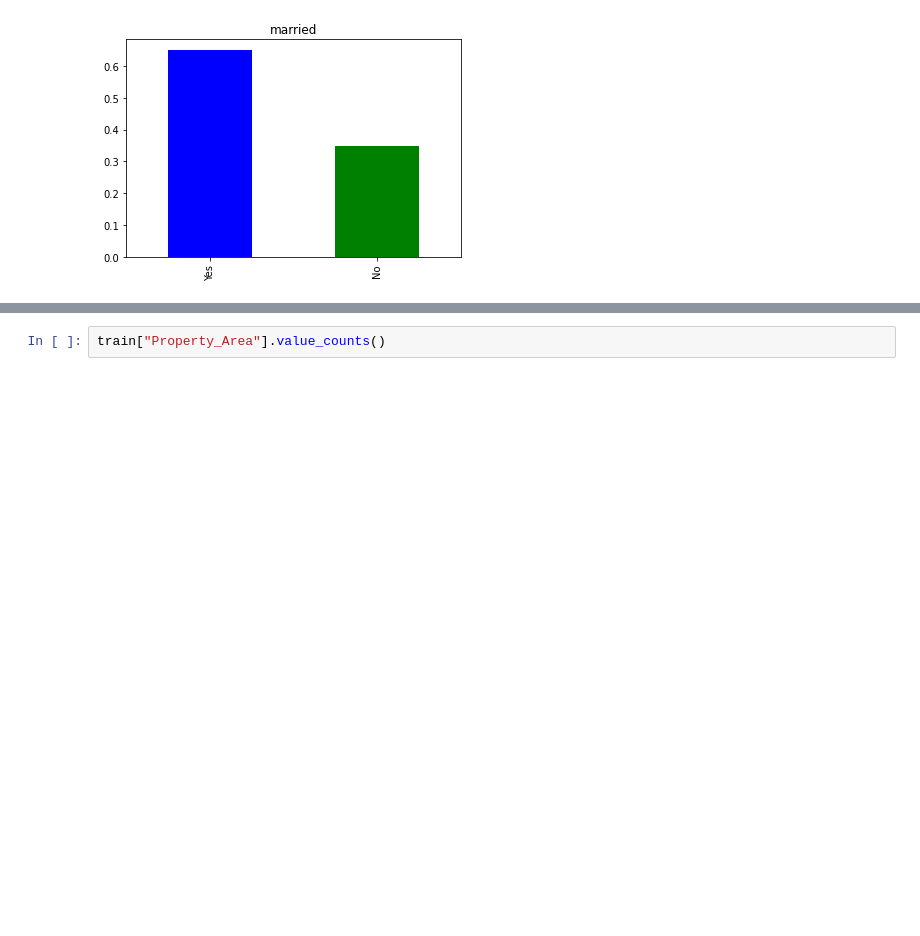
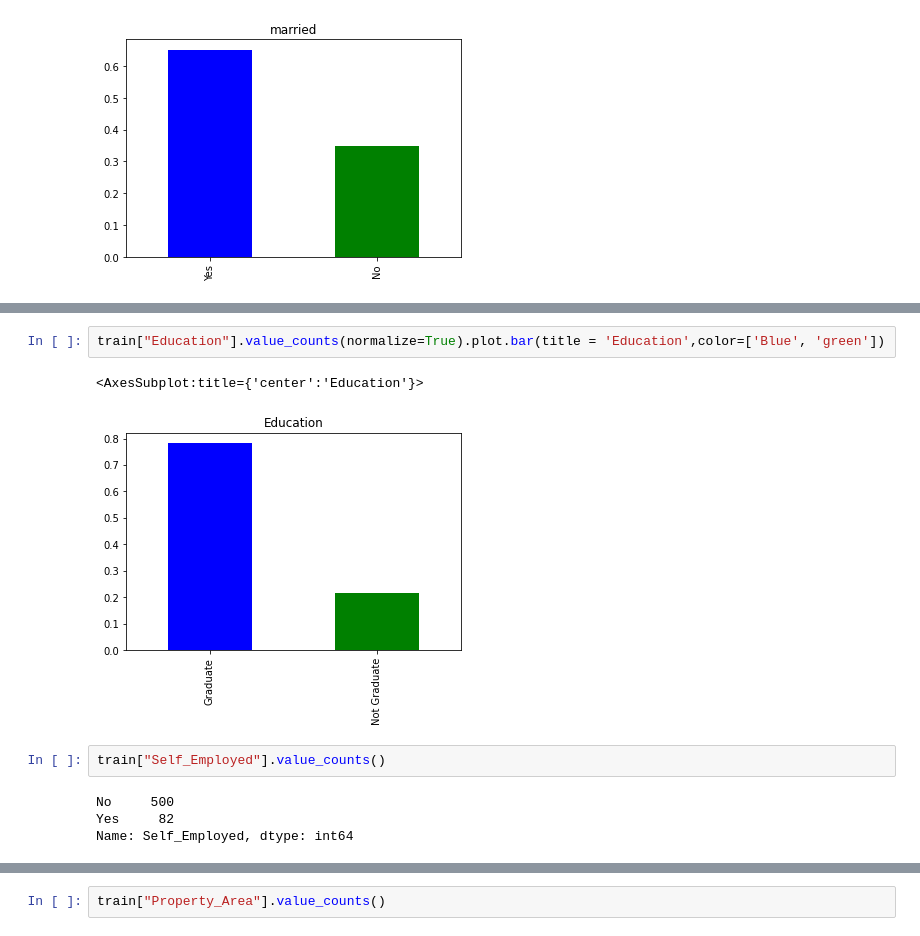
Before and after one commit to CSP-Simon/proiectDSI, a Jupyter notebook: ProiectDSI.ipynb, the cells around one changed output, grey strips where cells are left out. Saved outputs shown, nothing was run; the diff lists cells and outputs as text; blank space fills up the shorter version.

```diff
--- a/ProiectDSI.ipynb
+++ b/ProiectDSI.ipynb
@@ -97,0 +166,11 @@ train["Married"].value_counts(normalize=True).plot.bar(title = 'married',color=[
+# %%
+train["Education"].value_counts(normalize=True).plot.bar(title = 'Education',color=['Blue', 'green'])
+# %% [output]
+<AxesSubplot:title={'center':'Education'}>
+[figure, added]
+# %%
+train["Self_Employed"].value_counts()
+# %% [output]
+No     500
+Yes     82
+Name: Self_Employed, dtype: int64
```
Also changed, not shown: parts of 23 cells of this notebook.
